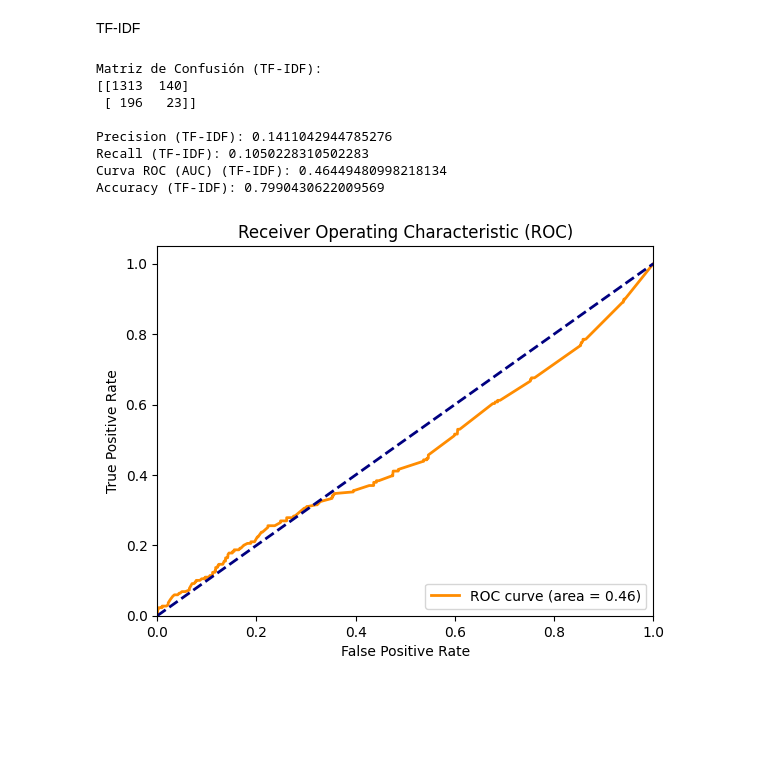
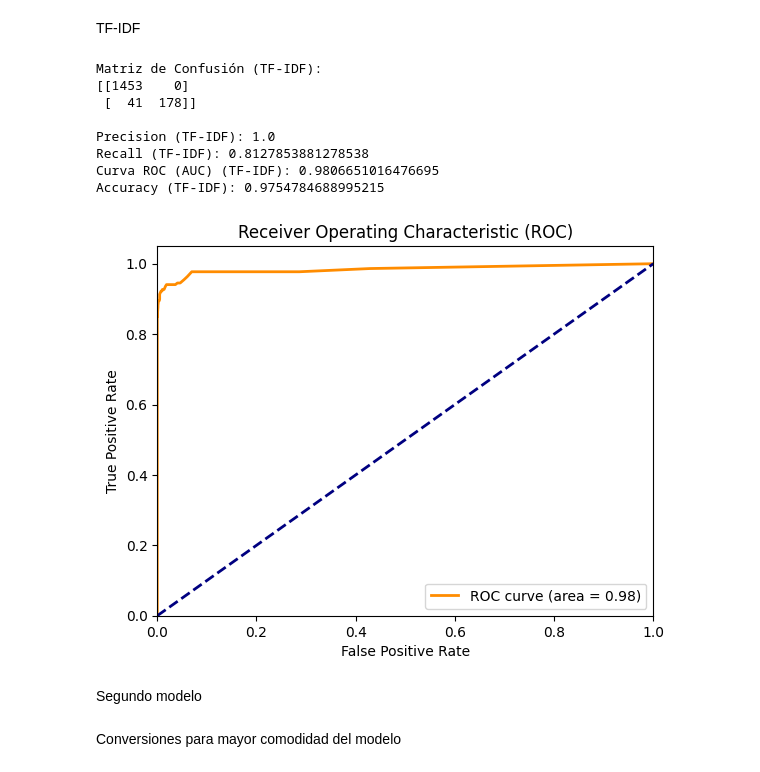
Before and after one commit to Javier19-cmd/Lab2-SDS, a Jupyter notebook: Lab2-Security.ipynb, the cells around one changed output. Cells and saved outputs as stored; diff of their text form; code cells hidden in the pictures; blank space fills up the shorter version.

Commit message:
arreglos en el primer modelo y generando el segundo modelo

```diff
--- a/Lab2-Security.ipynb
+++ b/Lab2-Security.ipynb
@@ -436,5 +441,29 @@ Tamaño del conjunto de entrenamiento: 3900
 Tamaño del conjunto de prueba: 1672
 # %% [markdown]
 Entrenamiento de modelos de ML
+# %%
+# Representación BoG (n=1)
+X_train_bog_1 = messages_train
+
+# Representación BoG (n=1) para el conjunto de entrenamiento
+X_train_bog_1 = vectorizer_bog_1.transform(messages_train)
+
+# Representación BoG (n=1) para el conjunto de prueba
+X_test_bog_1 = vectorizer_bog_1.transform(X_test)
+
+# Representación BoG (n=2)
+X_train_bog_2 = messages_train
+
+# Representación BoG (n=2) para el conjunto de entrenamiento
+X_train_bog_2 = vectorizer_bog_2.transform(messages_train)
+
+# Representación BoG (n=2) para el conjunto de prueba
+X_test_bog_2 = vectorizer_bog_2.transform(X_test)
+
+# Representación TF-IDF para el conjunto de entrenamiento
+X_train_tfidf = vectorizer_tfidf.transform(messages_train)
+
+# Representación TF-IDF para el conjunto de prueba
+X_test_tfidf = vectorizer_tfidf.transform(X_test)
 # %% [markdown]
 Random Forest
@@ -492,22 +520,17 @@ Curva ROC (AUC): 0.46123906765093153
 # %%
-# Representación BoG (n=2)
-X_train_bog_2 = bog_1_matrix[:len(X_train)]
-
-X_test_bog_2 = vectorizer_bog_2.transform(X_test)
-
 # Creando el modelo
 rf_model = RandomForestClassifier()
 rf_model.fit(X_train_bog_2, y_train)
 
 # Predicción de los datos de prueba
-y_pred = rf_model.predict(X_test_bog_1)
+y_pred = rf_model.predict(X_test_bog_2)
 
 # Calculando métricas
 conf_matrix = confusion_matrix(y_test, y_pred)
 precision = precision_score(y_test, y_pred, pos_label='spam')
 recall = recall_score(y_test, y_pred, pos_label='spam')
 accuracy = accuracy_score(y_test, y_pred)
-probas = rf_model.predict_proba(X_test_bog_1)
+probas = rf_model.predict_proba(X_test_bog_2)
 fpr, tpr, _ = roc_curve(y_test, probas[:, 1], pos_label='spam')
 roc_auc = roc_auc_score(y_test, probas[:, 1])
 
@@ -543,10 +566,6 @@ Curva ROC (AUC): 0.4608855242027988
 # %% [markdown]
 TF-IDF
 # %%
-X_train_tfidf = tfidf_matrix[:len(X_train)]
-
-X_test_tfidf = vectorizer_tfidf.transform(X_test)
-
 # Modelo de RandomForest con TF-IDF
 rf_model_tfidf = RandomForestClassifier()
 rf_model_tfidf.fit(X_train_tfidf, y_train)
@@ -558,37 +577,41 @@ y_pred_tfidf = rf_model_tfidf.predict(X_test_tfidf)
 conf_matrix_tfidf = confusion_matrix(y_test, y_pred_tfidf)
 precision_tfidf = precision_score(y_test, y_pred_tfidf, pos_label='spam')
 recall_tfidf = recall_score(y_test, y_pred_tfidf, pos_label='spam')
 probas_tfidf = rf_model_tfidf.predict_proba(X_test_tfidf)
 fpr_tfidf, tpr_tfidf, _ = roc_curve(y_test, probas[:, 1], pos_label='spam')
 roc_auc_tfidf = roc_auc_score(y_test, probas_tfidf[:, 1])
 accuracy_tfidf = accuracy_score(y_test, y_pred_tfidf)
 
 # Resultados
 print("Matriz de Confusión (TF-IDF):")
 print(conf_matrix_tfidf)
 print("\nPrecision (TF-IDF):", precision_tfidf)
 print("Recall (TF-IDF):", recall_tfidf)
 print("Curva ROC (AUC) (TF-IDF):", roc_auc_tfidf)
 print("Accuracy (TF-IDF):", accuracy_tfidf)
 
 # Gráfica de la curva ROC
 plt.figure()
 plt.plot(fpr, tpr, color='darkorange', lw=2, label='ROC curve (area = %0.2f)' % roc_auc)
 plt.plot([0, 1], [0, 1], color='navy', lw=2, linestyle='--')
 plt.xlim([0.0, 1.0])
 plt.ylim([0.0, 1.05])
 plt.xlabel('False Positive Rate')
 plt.ylabel('True Positive Rate')
 plt.title('Receiver Operating Characteristic (ROC)')
 plt.legend(loc="lower right")
 plt.show()
 # %% [output]
 Matriz de Confusión (TF-IDF):
-[[1313  140]
- [ 196   23]]
+[[1453    0]
+ [  41  178]]
 
-Precision (TF-IDF): 0.1411042944785276
-Recall (TF-IDF): 0.1050228310502283
-Curva ROC (AUC) (TF-IDF): 0.46449480998218134
-Accuracy (TF-IDF): 0.7990430622009569
+Precision (TF-IDF): 1.0
+Recall (TF-IDF): 0.8127853881278538
+Curva ROC (AUC) (TF-IDF): 0.9806651016476695
+Accuracy (TF-IDF): 0.9754784688995215
-[figure, old version]
+[figure, new version]
+# %% [markdown]
+Segundo modelo
+# %% [markdown]
+Conversiones para mayor comodidad del modelo
```
Also changed, not shown: parts of 15 cells of this notebook.
